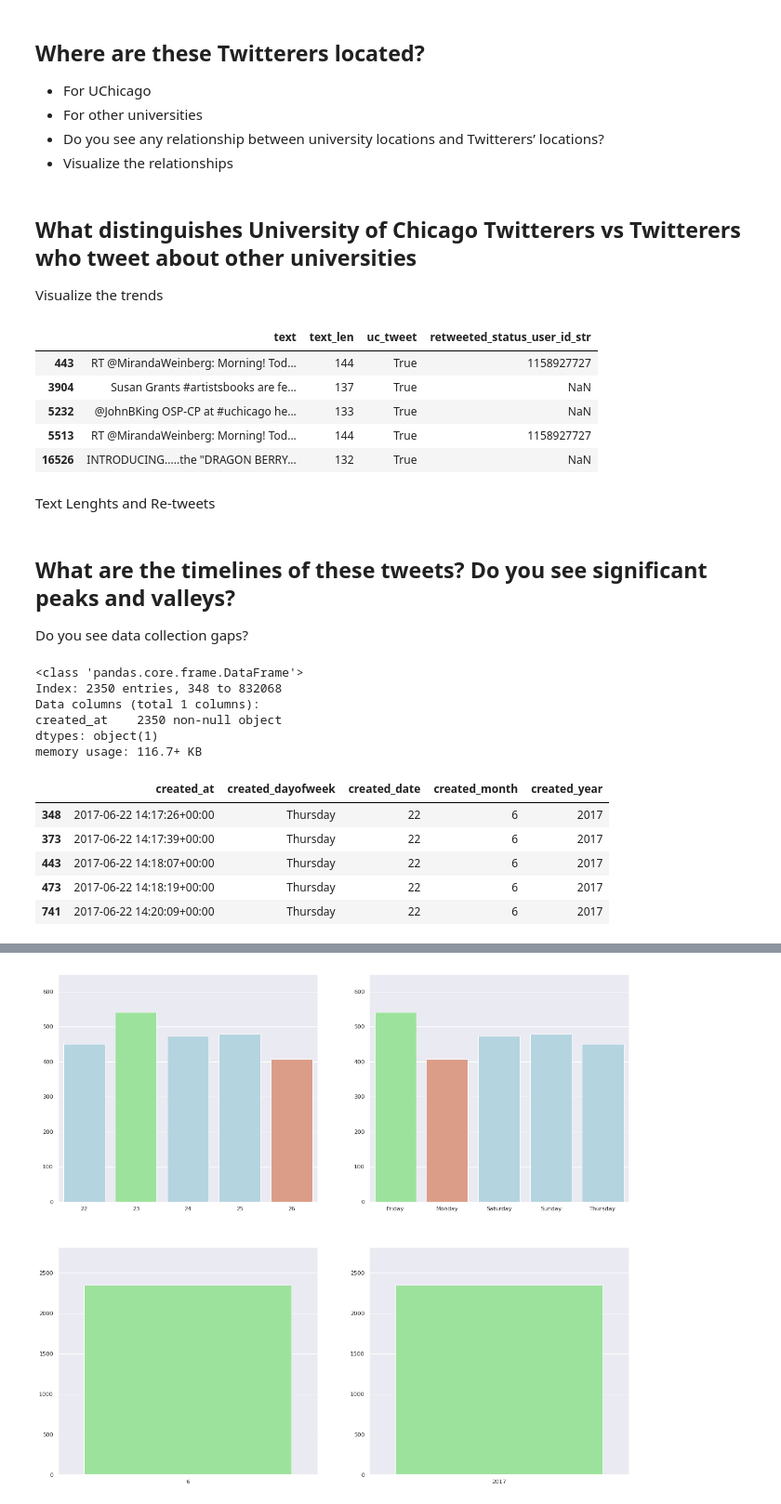
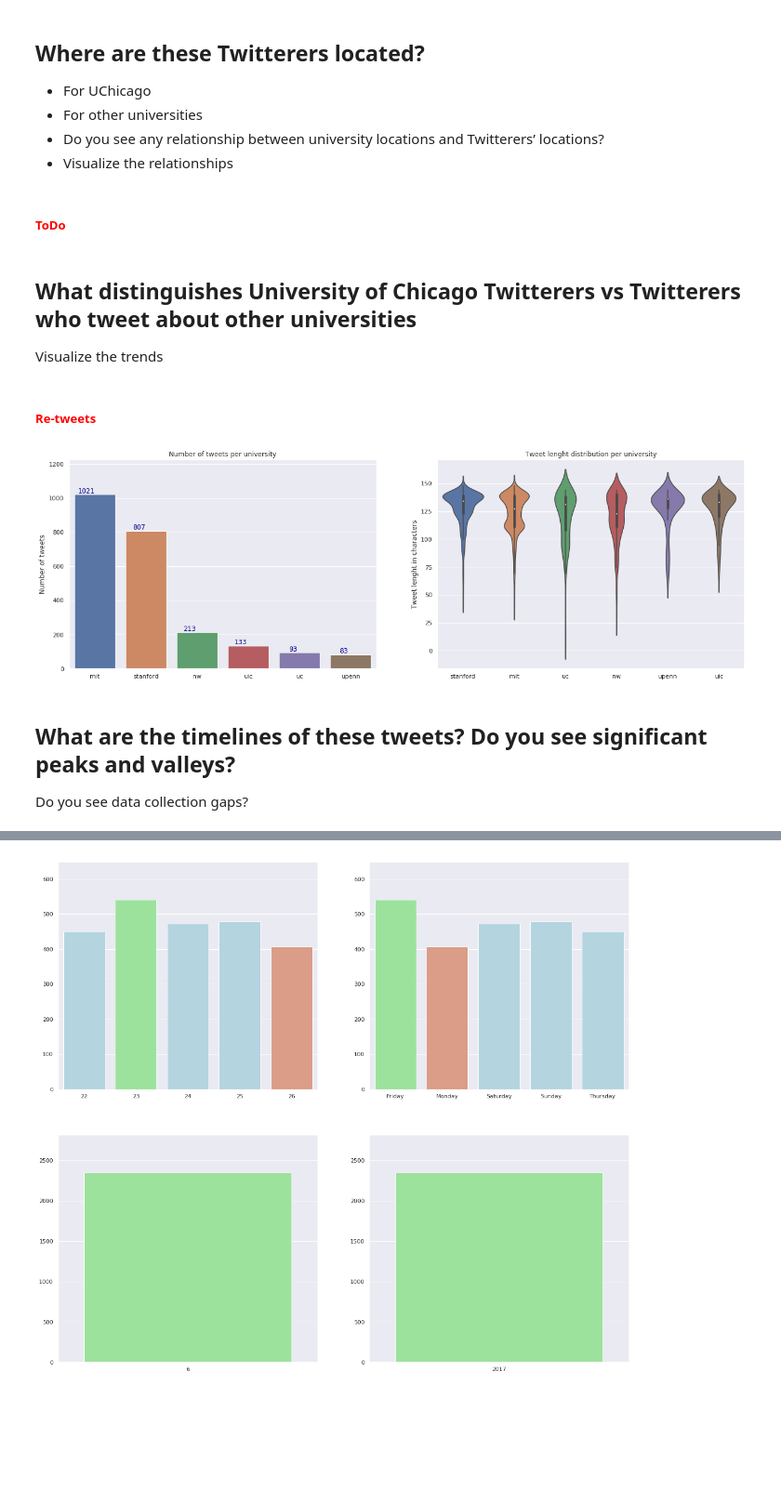
Before and after one commit to DoinGodsWork37/BigDataEngg, a Jupyter notebook: final_project/EDA.ipynb, the cells around one changed output, grey strips where cells are left out. Shown: that part at 93% size. Cells and saved outputs as stored; diff of their text form; code cells hidden in the pictures; blank space fills up the shorter version.

```diff
--- a/final_project/EDA.ipynb
+++ b/final_project/EDA.ipynb
@@ -149,16 +149,14 @@ def is_uni_tweet(row):
 
 tweets_df["uni_tweet"] = tweets_df[cols].apply(is_uni_tweet, axis=1)
 
-display(
-    tweets_df[tweets_df["uic_tweet"]==True][["id_str", "text", "hashtags_cleaned"]].shape,
-    tweets_df[tweets_df["uc_tweet"]==True][["id_str", "text", "hashtags_cleaned"]].shape,
-    tweets_df[tweets_df["upenn_tweet"]==True][["id_str", "text", "hashtags_cleaned"]].shape,
-    tweets_df[tweets_df["mit_tweet"]==True][["id_str", "text", "hashtags_cleaned"]].shape,
-    tweets_df[tweets_df["stanford_tweet"]==True][["id_str", "text", "hashtags_cleaned"]].shape,
-    tweets_df[tweets_df["nw_tweet"]==True][["id_str", "text", "hashtags_cleaned"]].shape,
-    tweets_df["uni_tweet"].shape,
-    tweets_df.shape
-)
+def is_uni_tweet2(row):
+    for col in cols:
+        if row[col]:
+            return col[0:-6]
+    else:
+        return ""
+
+tweets_df["uni_tweet_name"] = tweets_df[cols].apply(is_uni_tweet2, axis=1)
 # %% [output]
 (133, 3)
 (93, 3)
@@ -178,0 +171,2 @@ uni_df = \
+# %%
+uni_df = tweets_df[(tweets_df["uni_tweet"]==True)]
@@ -294,29 +297,26 @@ plot_bar(data=tmp_df, x="user_name", y="ratio", ax=ax, highlight_max_min=False)
 -  For other universities
 -  Do you see any relationship between university locations and Twitterers’ locations?
 -  Visualize the relationships
+# %% [markdown]
+##### <font color="red">ToDo</font>
 # %% [markdown]
 ## What distinguishes University of Chicago Twitterers vs Twitterers who tweet about other universities
 Visualize the trends
-# %%
-uni_df[uni_df["uc_tweet"]==True][["text", "text_len", "uc_tweet", "retweeted_status_user_id_str"]].head()
-# %% [output]
-|  | text | text_len | uc_tweet | retweeted_status_user_id_str |
-| 443 | RT @MirandaWeinberg: Morning! Tod... | 144 | True | 1158927727 |
-| 3904 | Susan Grants #artistsbooks are fe... | 137 | True | NaN |
-| 5232 | @JohnBKing OSP-CP at #uchicago he... | 133 | True | NaN |
-| 5513 | RT @MirandaWeinberg: Morning! Tod... | 144 | True | 1158927727 |
-| 16526 | INTRODUCING.....the "DRAGON BERRY... | 132 | True | NaN |
-# %% [markdown]
-Text Lenghts and Re-tweets
+# %% [markdown]
+##### <font color="red">Re-tweets</font>
+# %%
+f, ax = plt.subplots(1,2,figsize=(22,7))
+
+uni_counts = uni_df["uni_tweet_name"].value_counts().to_frame()
+uni_counts.reset_index(drop=False, inplace=True)
+uni_counts.columns = ["university", "num_tweets"]
+plot_bar(x="university", y="num_tweets", data=uni_counts, ax=ax[0], highlight_max_min=False,
+        title="Number of tweets per university", ylabel="Number of tweets")
+
+sns.violinplot(data=uni_df, x="uni_tweet_name", y="text_len", ax=ax[1] )
+t = ax[1].set(title="Tweet lenght distribution per university", ylabel="Tweet lenght in characters", xlabel="")
+# %% [output]
+[figure, added]
 # %% [markdown]
 ## What are the timelines of these tweets? Do you see significant peaks and valleys?
 Do you see data collection gaps?
-# %%
-uni_df[["created_at"]].info()
-# %% [output]
-<class 'pandas.core.frame.DataFrame'>
-Index: 2350 entries, 348 to 832068
-Data columns (total 1 columns):
-created_at    2350 non-null object
-dtypes: object(1)
-memory usage: 116.7+ KB
@@ -325,13 +322,0 @@ uni_df["created_at"] = pd.to_datetime(uni_df['created_at'])
-# %%
-uni_df['created_month'] = uni_df['created_at'].map(lambda x: x.month)
-uni_df['created_year'] = uni_df['created_at'].map(lambda x: x.year)
-uni_df['created_date'] = uni_df['created_at'].map(lambda x: x.day)
-uni_df['created_dayofweek'] = uni_df['created_at'].map(lambda x: x.weekday_name)
-uni_df[["created_at", "created_dayofweek", "created_date", "created_month", "created_year"]].head()
-# %% [output]
-|  | created_at | created_dayofweek | created_date | created_month | created_year |
-| 348 | 2017-06-22 14:17:26+00:00 | Thursday | 22 | 6 | 2017 |
-| 373 | 2017-06-22 14:17:39+00:00 | Thursday | 22 | 6 | 2017 |
-| 443 | 2017-06-22 14:18:07+00:00 | Thursday | 22 | 6 | 2017 |
-| 473 | 2017-06-22 14:18:19+00:00 | Thursday | 22 | 6 | 2017 |
-| 741 | 2017-06-22 14:20:09+00:00 | Thursday | 22 | 6 | 2017 |
```
Also changed, not shown: parts of 17 cells of this notebook, 1 other file.
